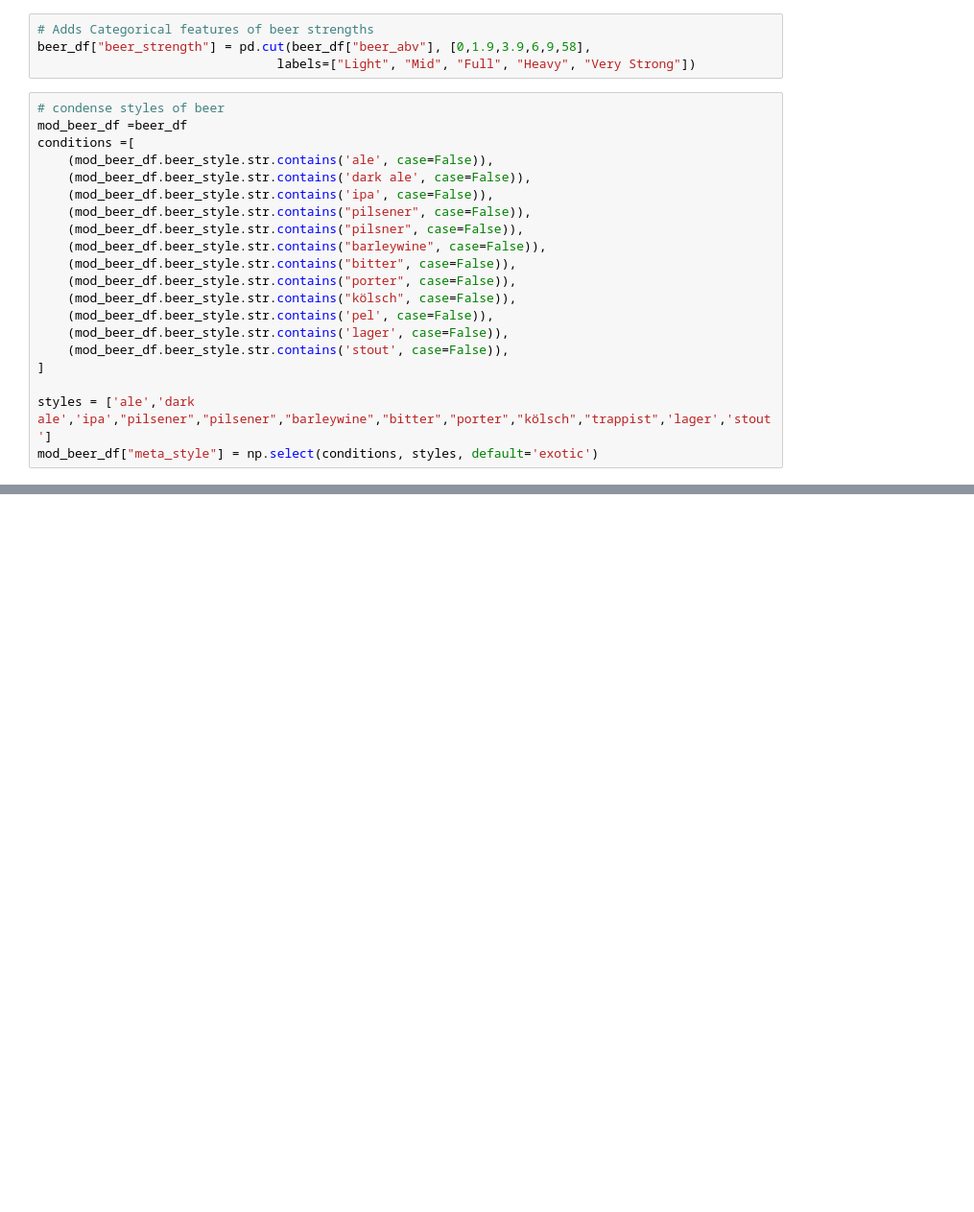
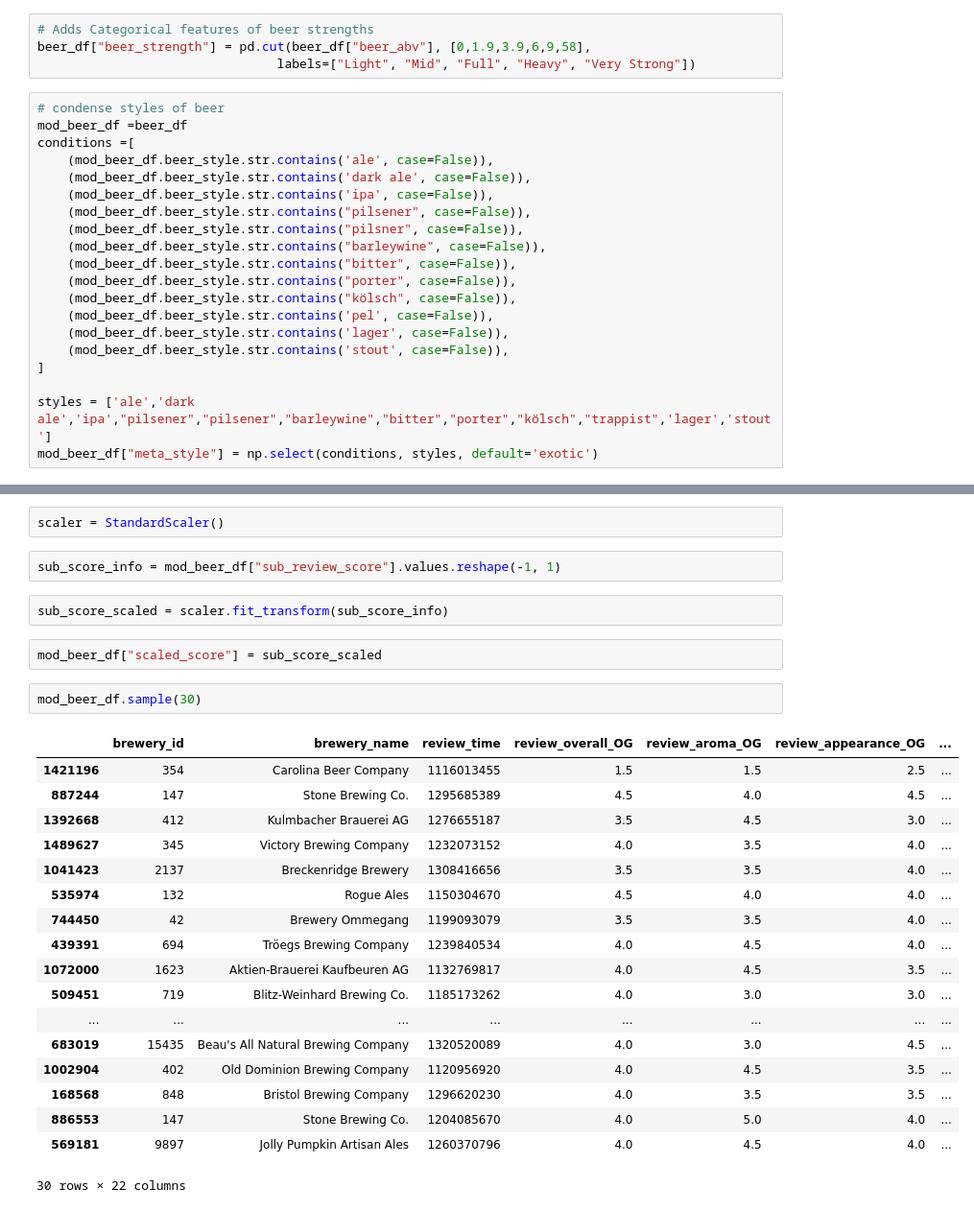
Before and after one commit to mactzu/PredictivePandas, a Jupyter notebook: work/eamonn/Beer_feature_add.ipynb, the cells around one changed output, grey strips where cells are left out. Shown at 96% size. Cells and saved outputs as stored; diff of their text form; blank space fills up the shorter version.

```diff
--- a/work/eamonn/Beer_feature_add.ipynb
+++ b/work/eamonn/Beer_feature_add.ipynb
@@ -59,0 +113,29 @@ create features STD, mean
+# %%
+scaler = StandardScaler()
+# %%
+sub_score_info = mod_beer_df["sub_review_score"].values.reshape(-1, 1)
+# %%
+sub_score_scaled = scaler.fit_transform(sub_score_info)
+# %%
+mod_beer_df["scaled_score"] = sub_score_scaled
+# %%
+mod_beer_df.sample(30)
+# %% [output]
+|  | brewery_id | brewery_name | review_time | review_overall_OG | review_aroma_OG | review_appearance_OG | ... |
+| 1421196 | 354 | Carolina Beer Company | 1116013455 | 1.5 | 1.5 | 2.5 | ... |
+| 887244 | 147 | Stone Brewing Co. | 1295685389 | 4.5 | 4.0 | 4.5 | ... |
+| 1392668 | 412 | Kulmbacher Brauerei AG | 1276655187 | 3.5 | 4.5 | 3.0 | ... |
+| 1489627 | 345 | Victory Brewing Company | 1232073152 | 4.0 | 3.5 | 4.0 | ... |
+| 1041423 | 2137 | Breckenridge Brewery | 1308416656 | 3.5 | 3.5 | 4.0 | ... |
+| 535974 | 132 | Rogue Ales | 1150304670 | 4.5 | 4.0 | 4.0 | ... |
+| 744450 | 42 | Brewery Ommegang | 1199093079 | 3.5 | 3.5 | 4.0 | ... |
+| 439391 | 694 | Tröegs Brewing Company | 1239840534 | 4.0 | 4.5 | 4.0 | ... |
+| 1072000 | 1623 | Aktien-Brauerei Kaufbeuren AG | 1132769817 | 4.0 | 4.5 | 3.5 | ... |
+| 509451 | 719 | Blitz-Weinhard Brewing Co. | 1185173262 | 4.0 | 3.0 | 3.0 | ... |
+| ... | ... | ... | ... | ... | ... | ... | ... |
+| 683019 | 15435 | Beau's All Natural Brewing Company | 1320520089 | 4.0 | 3.0 | 4.5 | ... |
+| 1002904 | 402 | Old Dominion Brewing Company | 1120956920 | 4.0 | 4.5 | 3.5 | ... |
+| 168568 | 848 | Bristol Brewing Company | 1296620230 | 4.0 | 3.5 | 3.5 | ... |
+| 886553 | 147 | Stone Brewing Co. | 1204085670 | 4.0 | 5.0 | 4.0 | ... |
+| 569181 | 9897 | Jolly Pumpkin Artisan Ales | 1260370796 | 4.0 | 4.5 | 4.0 | ... |
+30 rows × 22 columns
```
Also changed, not shown: parts of 11 cells of this notebook, 1 other file.
